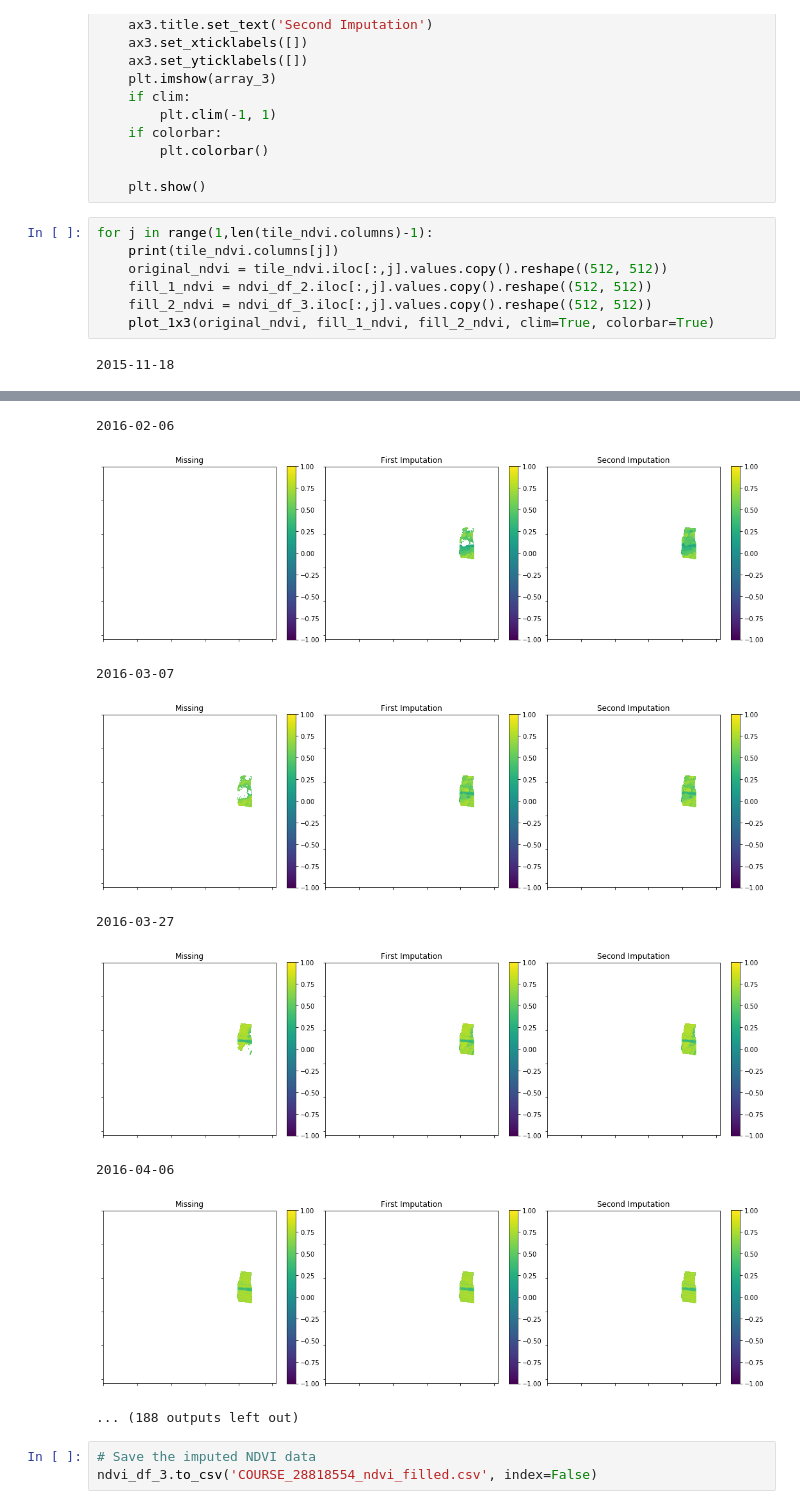
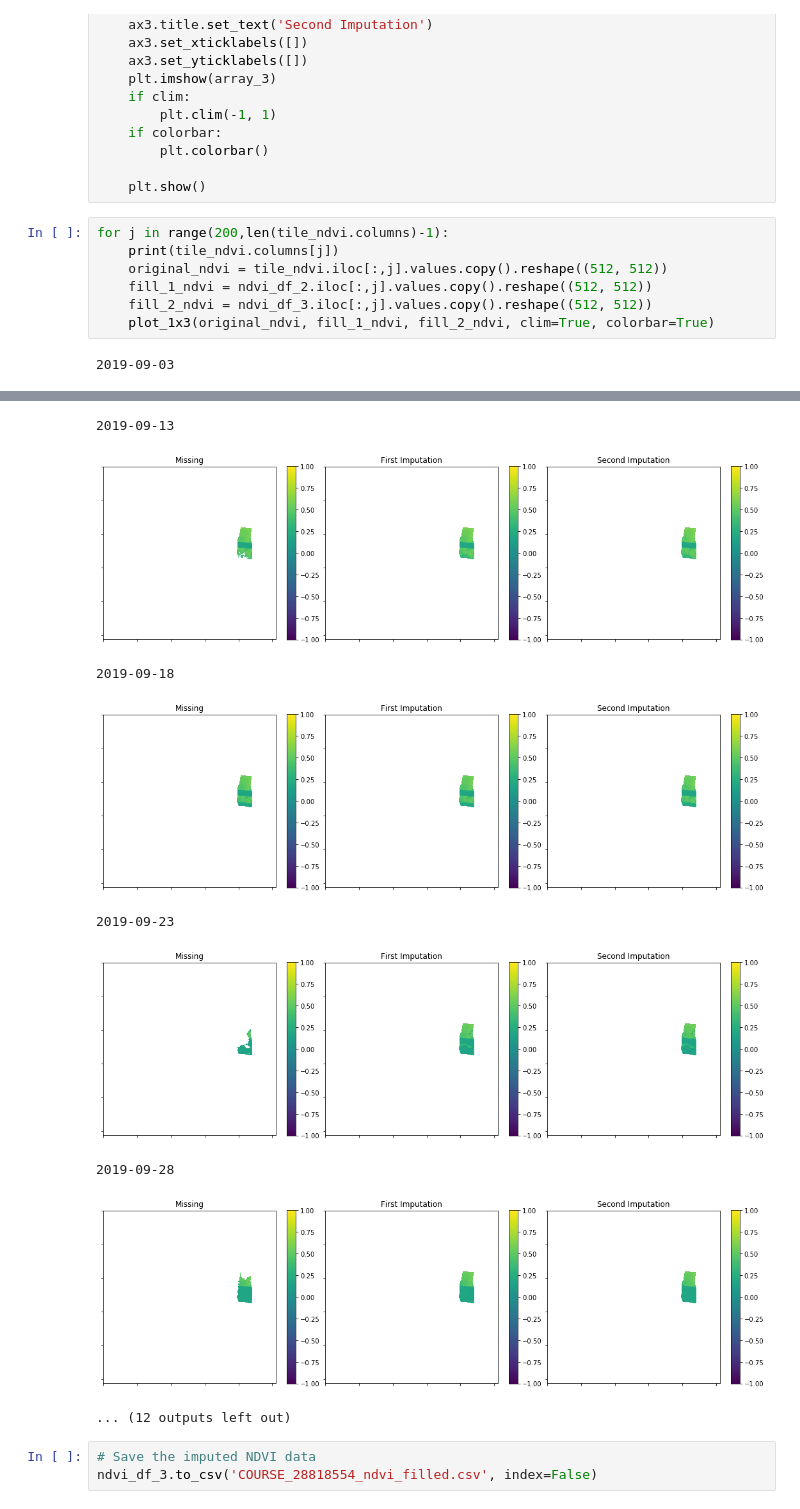
Before and after one commit to earlybird-dev/agrishield-melbourne-datathon-2019, a Jupyter notebook: code/Step-3-impute-missing-NDVI-of-the-field.ipynb, the cells around one changed output, grey strips where cells are left out. Drawn from its saved outputs; the diff is of its cells as text.

```diff
--- a/code/Step-3-impute-missing-NDVI-of-the-field.ipynb
+++ b/code/Step-3-impute-missing-NDVI-of-the-field.ipynb
@@ -169,11 +169,11 @@ def plot_1x3(array_1, array_2, array_3, figsize=(18.5,5), clim=True, colorbar=Tr
 
     plt.show()
 # %%
-for j in range(1,len(tile_ndvi.columns)-1):
+for j in range(200,len(tile_ndvi.columns)-1):
     print(tile_ndvi.columns[j])
     original_ndvi = tile_ndvi.iloc[:,j].values.copy().reshape((512, 512))
     fill_1_ndvi = ndvi_df_2.iloc[:,j].values.copy().reshape((512, 512))
     fill_2_ndvi = ndvi_df_3.iloc[:,j].values.copy().reshape((512, 512))
     plot_1x3(original_ndvi, fill_1_ndvi, fill_2_ndvi, clim=True, colorbar=True)
 # %% [output]
-2015-11-18
+2019-09-03
@@ -183,12 +183,12 @@ for j in range(1,len(tile_ndvi.columns)-1):
-2016-02-06
+2019-09-13
-[figure, old version]
+[figure, new version]
-2016-03-07
+2019-09-18
-[figure, old version]
+[figure, new version]
-2016-03-27
+2019-09-23
-[figure, old version]
+[figure, new version]
-2016-04-06
+2019-09-28
-[figure, old version]
+[figure, new version]
-... (188 outputs left out)
+... (12 outputs left out)
 # %%
 # Save the imputed NDVI data
 ndvi_df_3.to_csv('COURSE_28818554_ndvi_filled.csv', index=False)
```
Also changed, not shown: parts of 3 cells of this notebook.
